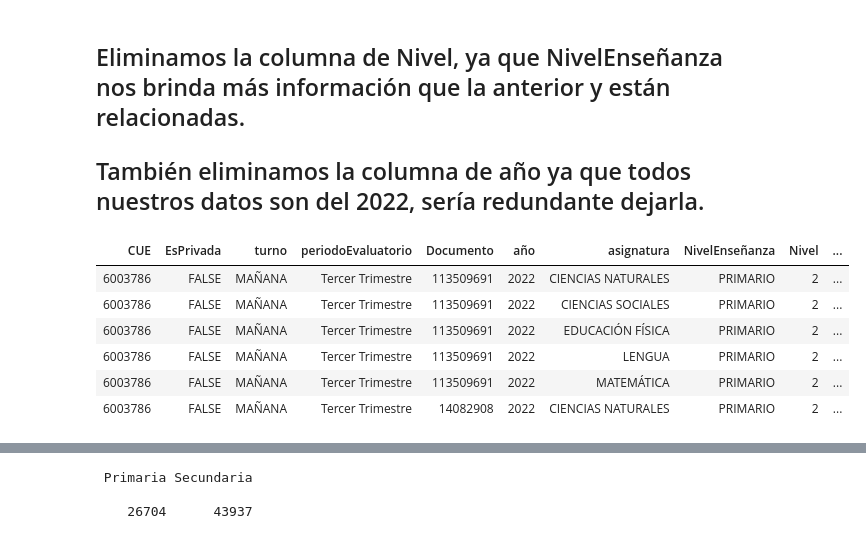
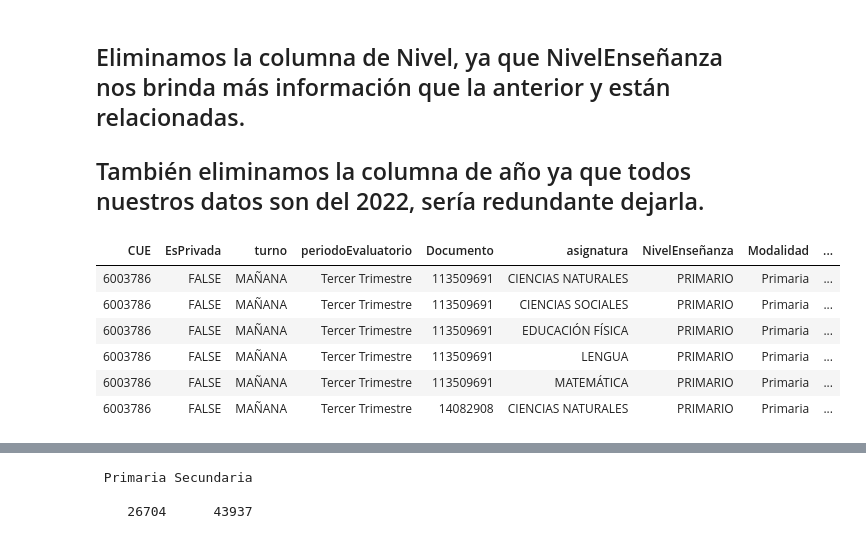
Before and after one commit to Nefertumm/EDM_2023, a Jupyter notebook: Dataset_escuelas/TP2.ipynb, the cells around one changed output, grey strips where cells are left out. Cells and saved outputs as stored; diff of their text form; code cells hidden in the pictures.

```diff
--- a/Dataset_escuelas/TP2.ipynb
+++ b/Dataset_escuelas/TP2.ipynb
@@ -49,14 +49,16 @@ ftable(dataset$NivelEnseñanza)
 # %% [markdown]
 ## Eliminamos la columna de Nivel, ya que NivelEnseñanza nos brinda más información que la anterior y están relacionadas.
 ## También eliminamos la columna de año ya que todos nuestros datos son del 2022, sería redundante dejarla.
+# %%
+dataset_mas_limpio <- dplyr::select(dataset, -c(año, Nivel))
 # %%
-head(dataset)
+head(dataset_mas_limpio)
 # %% [output]
-| CUE | EsPrivada | turno | periodoEvaluatorio | Documento | año | asignatura | NivelEnseñanza | Nivel | ... |
-| 6003786 | FALSE | MAÑANA | Tercer Trimestre | 113509691 | 2022 | CIENCIAS NATURALES | PRIMARIO | 2 | ... |
-| 6003786 | FALSE | MAÑANA | Tercer Trimestre | 113509691 | 2022 | CIENCIAS SOCIALES | PRIMARIO | 2 | ... |
-| 6003786 | FALSE | MAÑANA | Tercer Trimestre | 113509691 | 2022 | EDUCACIÓN FÍSICA | PRIMARIO | 2 | ... |
-| 6003786 | FALSE | MAÑANA | Tercer Trimestre | 113509691 | 2022 | LENGUA | PRIMARIO | 2 | ... |
-| 6003786 | FALSE | MAÑANA | Tercer Trimestre | 113509691 | 2022 | MATEMÁTICA | PRIMARIO | 2 | ... |
-| 6003786 | FALSE | MAÑANA | Tercer Trimestre | 14082908 | 2022 | CIENCIAS NATURALES | PRIMARIO | 2 | ... |
+| CUE | EsPrivada | turno | periodoEvaluatorio | Documento | asignatura | NivelEnseñanza | Modalidad | ... |
+| 6003786 | FALSE | MAÑANA | Tercer Trimestre | 113509691 | CIENCIAS NATURALES | PRIMARIO | Primaria | ... |
+| 6003786 | FALSE | MAÑANA | Tercer Trimestre | 113509691 | CIENCIAS SOCIALES | PRIMARIO | Primaria | ... |
+| 6003786 | FALSE | MAÑANA | Tercer Trimestre | 113509691 | EDUCACIÓN FÍSICA | PRIMARIO | Primaria | ... |
+| 6003786 | FALSE | MAÑANA | Tercer Trimestre | 113509691 | LENGUA | PRIMARIO | Primaria | ... |
+| 6003786 | FALSE | MAÑANA | Tercer Trimestre | 113509691 | MATEMÁTICA | PRIMARIO | Primaria | ... |
+| 6003786 | FALSE | MAÑANA | Tercer Trimestre | 14082908 | CIENCIAS NATURALES | PRIMARIO | Primaria | ... |
 # %%
```
Also changed, not shown: parts of 21 cells of this notebook, 1 other file.
